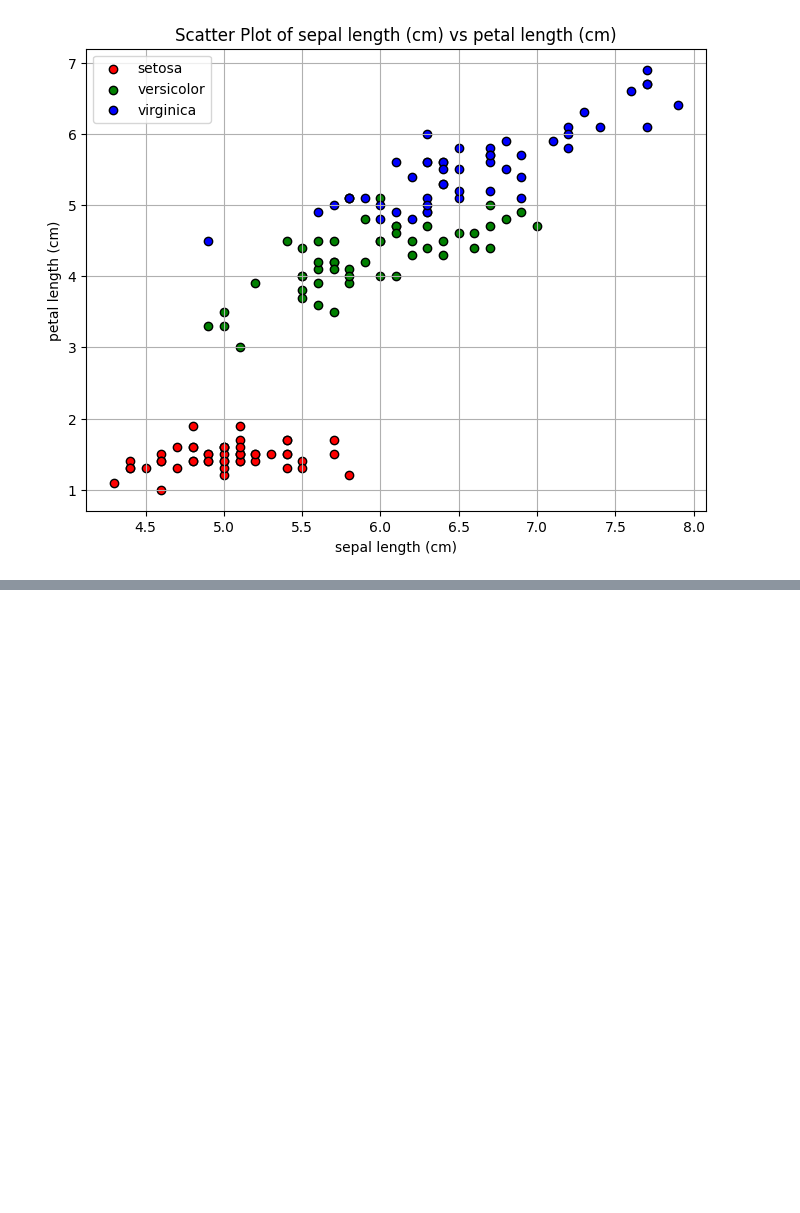
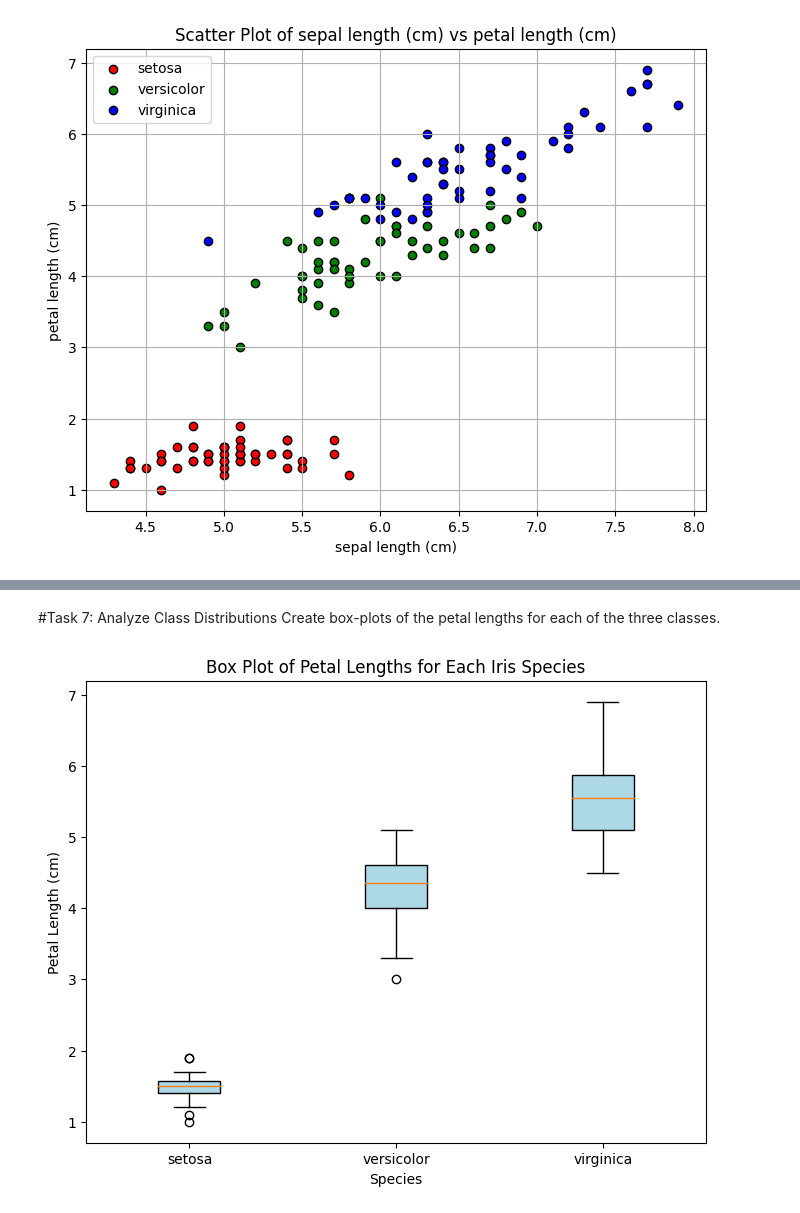
Before and after one commit to corpuschris/principles-mywork, a Jupyter notebook: tasks.ipynb, the cells around one changed output, grey strips where cells are left out. Saved outputs shown, nothing was run; the diff lists cells and outputs as text; code cells hidden in the pictures; blank space fills up the shorter version.

```diff
--- a/tasks.ipynb
+++ b/tasks.ipynb
@@ -195,0 +250,36 @@ plt.show()
+# %% [markdown]
+#Task 7: Analyze Class Distributions
+Create box-plots of the petal lengths for each of the three classes.
+# %%
+import pandas as pd
+import matplotlib.pyplot as plt
+from sklearn.datasets import load_iris
+
+# Load the dataset
+iris = load_iris()
+
+# Convert to DataFrame
+df = pd.DataFrame(iris.data, columns=iris.feature_names)
+
+# Add target labels to the DataFrame
+df['species'] = iris.target
+
+# Define species names for labeling
+species_names = iris.target_names
+
+# Extract petal length data grouped by species
+petal_length_data = [df[df['species'] == species_id]['petal length (cm)'] for species_id in range(3)]
+
+# Create the box plot
+plt.figure(figsize=(8, 6))
+plt.boxplot(petal_length_data, labels=species_names, patch_artist=True, boxprops=dict(facecolor="lightblue"))
+
+# Add labels and title
+plt.xlabel("Species")
+plt.ylabel("Petal Length (cm)")
+plt.title("Box Plot of Petal Lengths for Each Iris Species")
+
+# Show the plot
+plt.show()
+# %% [output]
+[figure, added]
```
Also changed, not shown: parts of 2 cells of this notebook, 1 other file.
